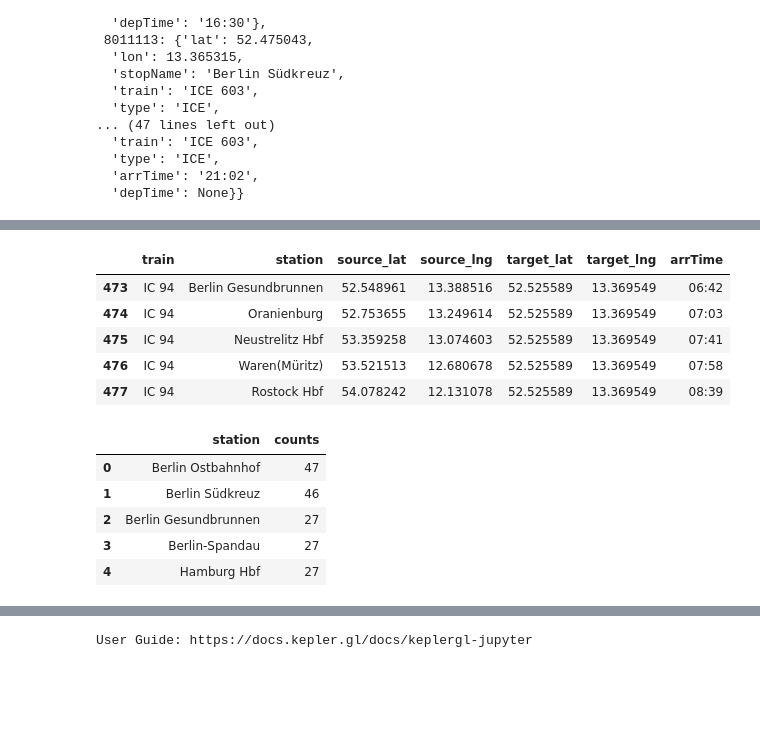
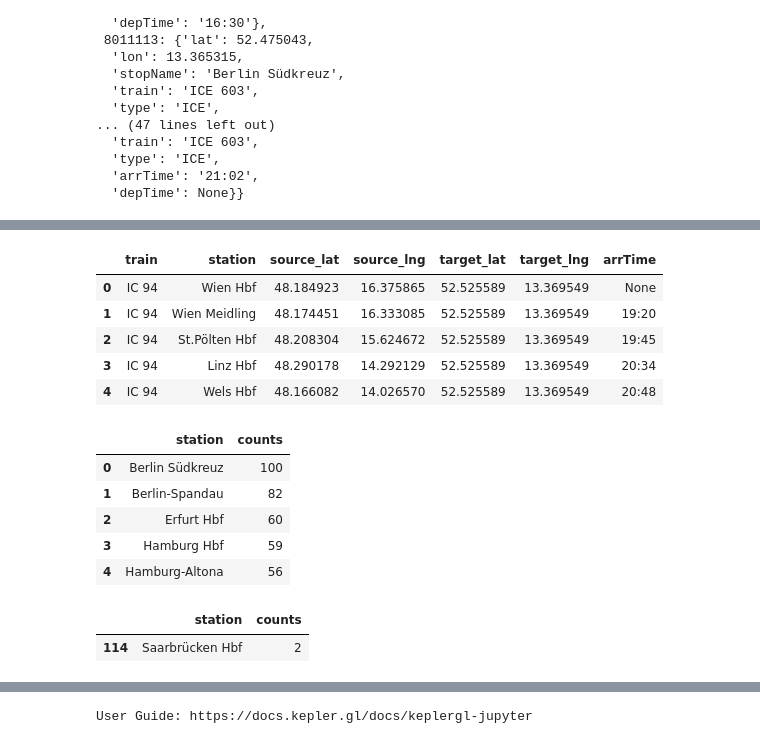
Before and after one commit to dgg32/db_kepler, a Jupyter notebook: kepler_colab.ipynb, the cells around one changed output, grey strips where cells are left out. Cells and saved outputs as stored; diff of their text form; code cells hidden in the pictures; blank space fills up the shorter version.

```diff
--- a/kepler_colab.ipynb
+++ b/kepler_colab.ipynb
@@ -577,25 +577,30 @@ with open("data/arrive_berlin.csv", 'w') as output:
 # %%
 train_paths = pd.read_csv("data/arrive_berlin.csv")
 
-train_paths = train_paths.drop_duplicates(["train", "station", "arrTime"], keep= 'last')
+train_paths = train_paths.drop_duplicates(["train", "station", "arrTime"])
 
 train_paths.head()
 # %% [output]
 |  | train | station | source_lat | source_lng | target_lat | target_lng | arrTime |
-| 473 | IC 94 | Berlin Gesundbrunnen | 52.548961 | 13.388516 | 52.525589 | 13.369549 | 06:42 |
-| 474 | IC 94 | Oranienburg | 52.753655 | 13.249614 | 52.525589 | 13.369549 | 07:03 |
-| 475 | IC 94 | Neustrelitz Hbf | 53.359258 | 13.074603 | 52.525589 | 13.369549 | 07:41 |
-| 476 | IC 94 | Waren(Müritz) | 53.521513 | 12.680678 | 52.525589 | 13.369549 | 07:58 |
-| 477 | IC 94 | Rostock Hbf | 54.078242 | 12.131078 | 52.525589 | 13.369549 | 08:39 |
+| 0 | IC 94 | Wien Hbf | 48.184923 | 16.375865 | 52.525589 | 13.369549 | None |
+| 1 | IC 94 | Wien Meidling | 48.174451 | 16.333085 | 52.525589 | 13.369549 | 19:20 |
+| 2 | IC 94 | St.Pölten Hbf | 48.208304 | 15.624672 | 52.525589 | 13.369549 | 19:45 |
+| 3 | IC 94 | Linz Hbf | 48.290178 | 14.292129 | 52.525589 | 13.369549 | 20:34 |
+| 4 | IC 94 | Wels Hbf | 48.166082 | 14.026570 | 52.525589 | 13.369549 | 20:48 |
 # %%
 value_count_df = train_paths["station"].value_counts().rename_axis('station').reset_index(name='counts')
 # %%
 value_count_df.head()
 # %% [output]
 |  | station | counts |
-| 0 | Berlin Ostbahnhof | 47 |
-| 1 | Berlin Südkreuz | 46 |
-| 2 | Berlin Gesundbrunnen | 27 |
-| 3 | Berlin-Spandau | 27 |
-| 4 | Hamburg Hbf | 27 |
+| 0 | Berlin Südkreuz | 100 |
+| 1 | Berlin-Spandau | 82 |
+| 2 | Erfurt Hbf | 60 |
+| 3 | Hamburg Hbf | 59 |
+| 4 | Hamburg-Altona | 56 |
+# %%
+value_count_df[value_count_df["station"] == "Saarbrücken Hbf"]
+# %% [output]
+|  | station | counts |
+| 114 | Saarbrücken Hbf | 2 |
 # %%
```
Also changed, not shown: parts of 13 cells of this notebook.
